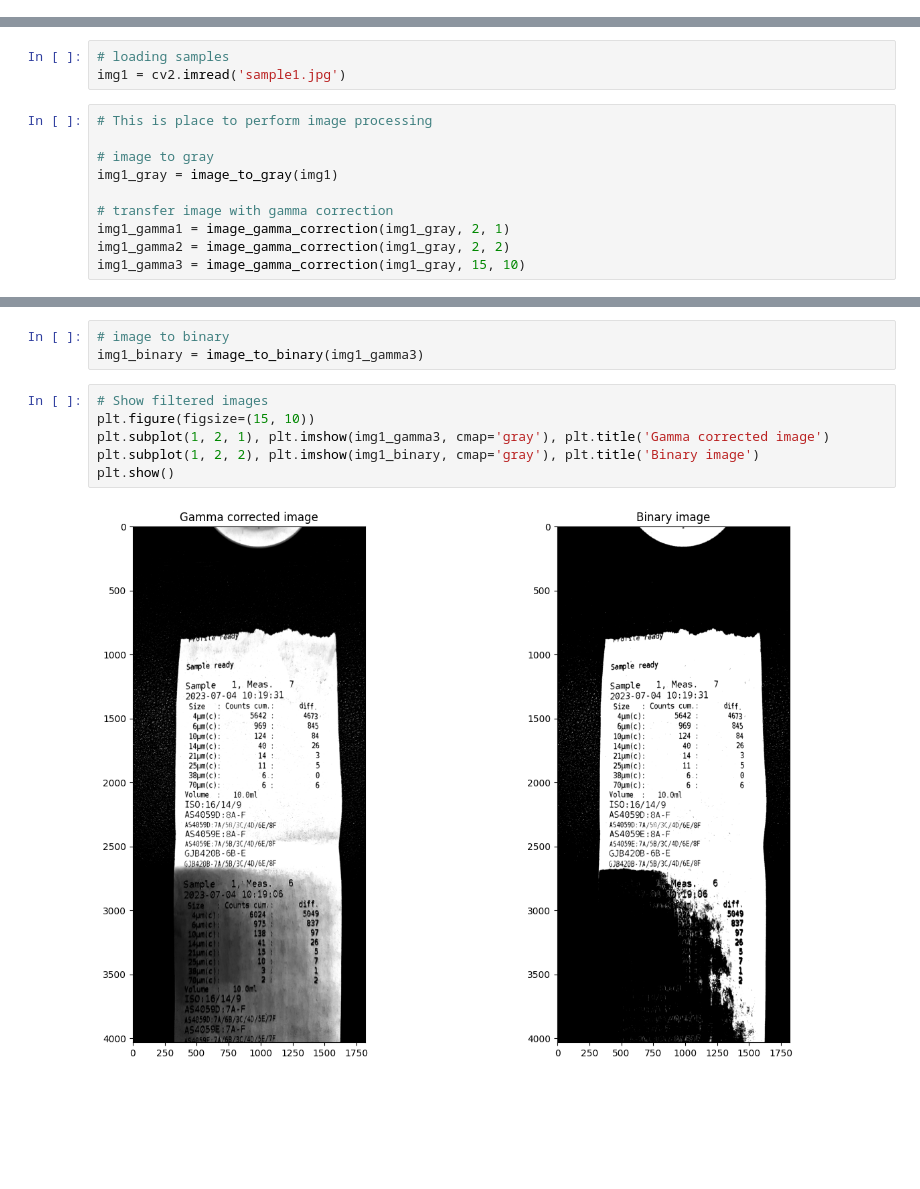
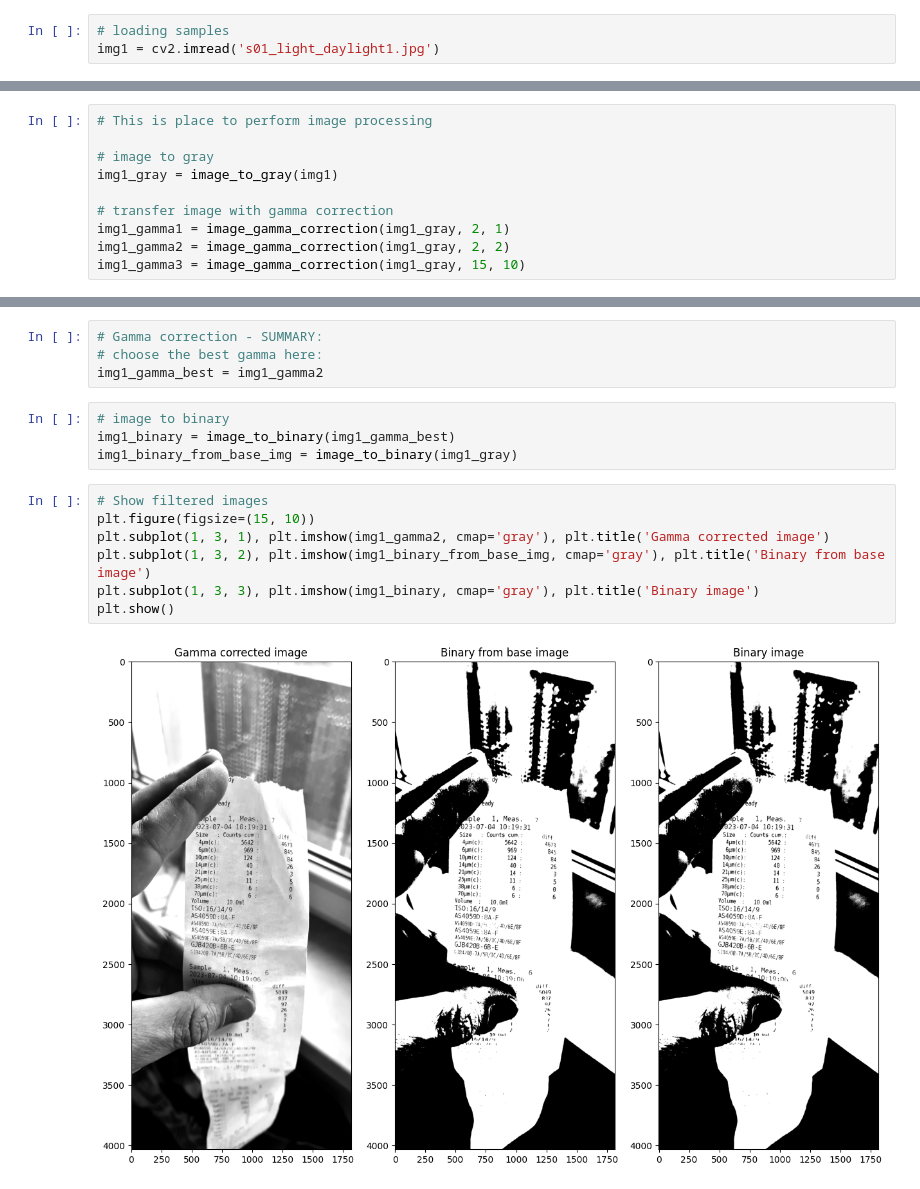
Before and after one commit to LukasZlocki/image_processing_labassistant, a Jupyter notebook: lab_assistant.ipynb, the cells around one changed output, grey strips where cells are left out. Drawn from its saved outputs; the diff is of its cells as text; blank space fills up the shorter version.

```diff
--- a/lab_assistant.ipynb
+++ b/lab_assistant.ipynb
@@ -6,6 +6,9 @@ import matplotlib.pyplot as plt
 
 from skimage import data, filters
 from scipy import fftpack
+# %%
+# loading samples
+img1 = cv2.imread('s01_light_daylight1.jpg')
 # %%
 # Image scaling
 
@@ -129,9 +147,6 @@ def median_filter(img, window):
     """
     median_filtrated_img = cv2.medianBlur(img, window)
     return median_filtrated_img
-# %%
-# loading samples
-img1 = cv2.imread('sample1.jpg')
 # %%
 # This is place to perform image processing
 
@@ -156,14 +171,20 @@ plt.show()
+# %%
+# Gamma correction - SUMMARY:
+# choose the best gamma here:
+img1_gamma_best = img1_gamma2
 # %%
 # image to binary
-img1_binary = image_to_binary(img1_gamma3)
+img1_binary = image_to_binary(img1_gamma_best)
+img1_binary_from_base_img = image_to_binary(img1_gray)
 # %%
 # Show filtered images
 plt.figure(figsize=(15, 10))
-plt.subplot(1, 2, 1), plt.imshow(img1_gamma3, cmap='gray'), plt.title('Gamma corrected image')
-plt.subplot(1, 2, 2), plt.imshow(img1_binary, cmap='gray'), plt.title('Binary image')
+plt.subplot(1, 3, 1), plt.imshow(img1_gamma2, cmap='gray'), plt.title('Gamma corrected image')
+plt.subplot(1, 3, 2), plt.imshow(img1_binary_from_base_img, cmap='gray'), plt.title('Binary from base image')
+plt.subplot(1, 3, 3), plt.imshow(img1_binary, cmap='gray'), plt.title('Binary image')
 plt.show()
 # %% [output]
-[figure, old version]
+[figure, new version]
 # %%
 # code image GAUSSE filtering tests
 img1_gausse_filter1 = gausse_filter(img1_binary, 0.5)
```
Also changed, not shown: parts of 10 cells of this notebook.
